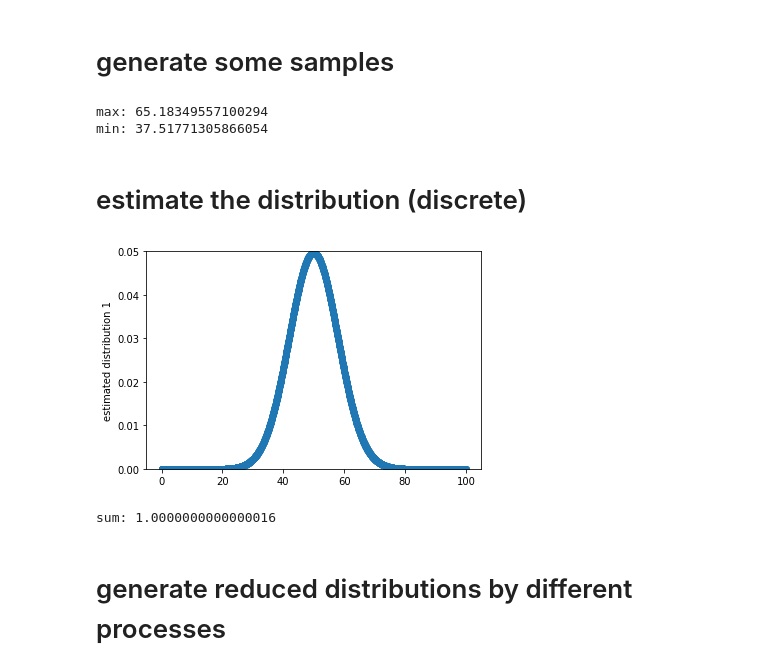
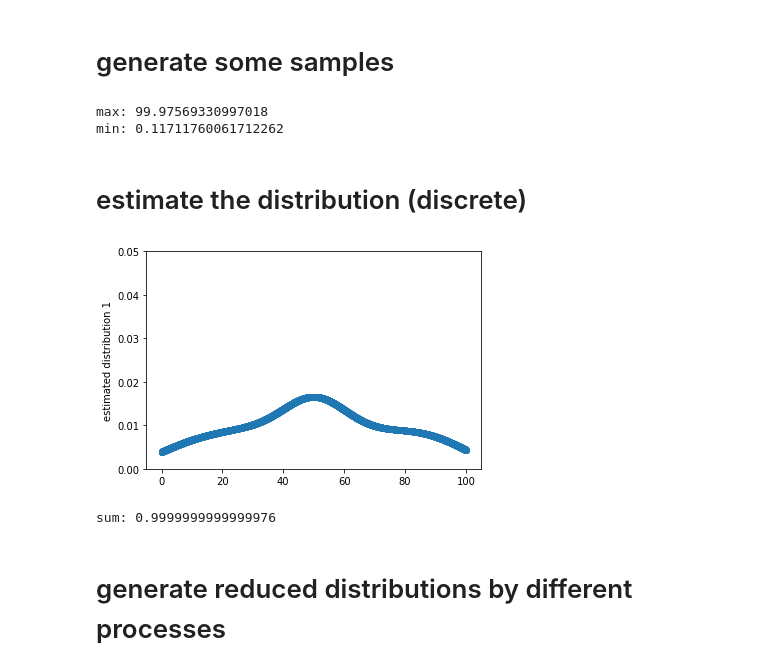
Before and after one commit to tidota/misc-code, a Jupyter notebook: snippets/python/fracexp/direct_reduction.ipynb, the cells around one changed output. Saved outputs shown, nothing was run; the diff lists cells and outputs as text; code cells hidden in the pictures.

```diff
--- a/snippets/python/fracexp/direct_reduction.ipynb
+++ b/snippets/python/fracexp/direct_reduction.ipynb
@@ -25,13 +28,17 @@ n_samples = 300
 samples = []
 for i in range(n_samples):
     #samples.append(random.uniform(rng[0] + (rng[1]-rng[0])*0.1, rng[1] - (rng[1]-rng[0])*0.1))
+    if i % 5 == 0:
+        samples.append(rng[0] + (rng[1]-rng[0])*0.5)
+    else:
+        samples.append(random.uniform(rng[0], rng[1]))
     #samples.append(random.uniform(rng[0], rng[1]))
-    samples.append(random.gauss((rng[0]+rng[1])/2.0, (rng[1]-rng[0])/2.0 * 0.1))
+    #samples.append(random.gauss((rng[0]+rng[1])/2.0, (rng[1]-rng[0])/2.0 * 0.1))
 print("max: " + str(max(samples)))
 print("min: " + str(min(samples)))
 # %% [output]
-max: 65.18349557100294
-min: 37.51771305866054
+max: 99.97569330997018
+min: 0.11711760061712262
 # %% [markdown]
 # estimate the distribution (discrete)
 # %%
@@ -53,9 +69,0 @@ for i in range(len(p)):
-# %%
-plt.scatter(x_axis, p)
-plt.ylabel('estimated distribution 1')
-plt.ylim(0, 0.05)
-plt.show()
-print('sum: ' + str(sum(p)*dlt))
-# %% [output]
-[figure, removed]
-sum: 1.0000000000000016
@@ -62,3 +72,8 @@ sum: 1.0000000000000016
+# %%
+showPDF(p, 'estimated distribution 1', 0.05)
+# %% [output]
+[figure, added]
+sum: 0.9999999999999976
 # %% [markdown]
 # generate reduced distributions by different processes
 # %%
```
Also changed, not shown: parts of 12 cells of this notebook.
